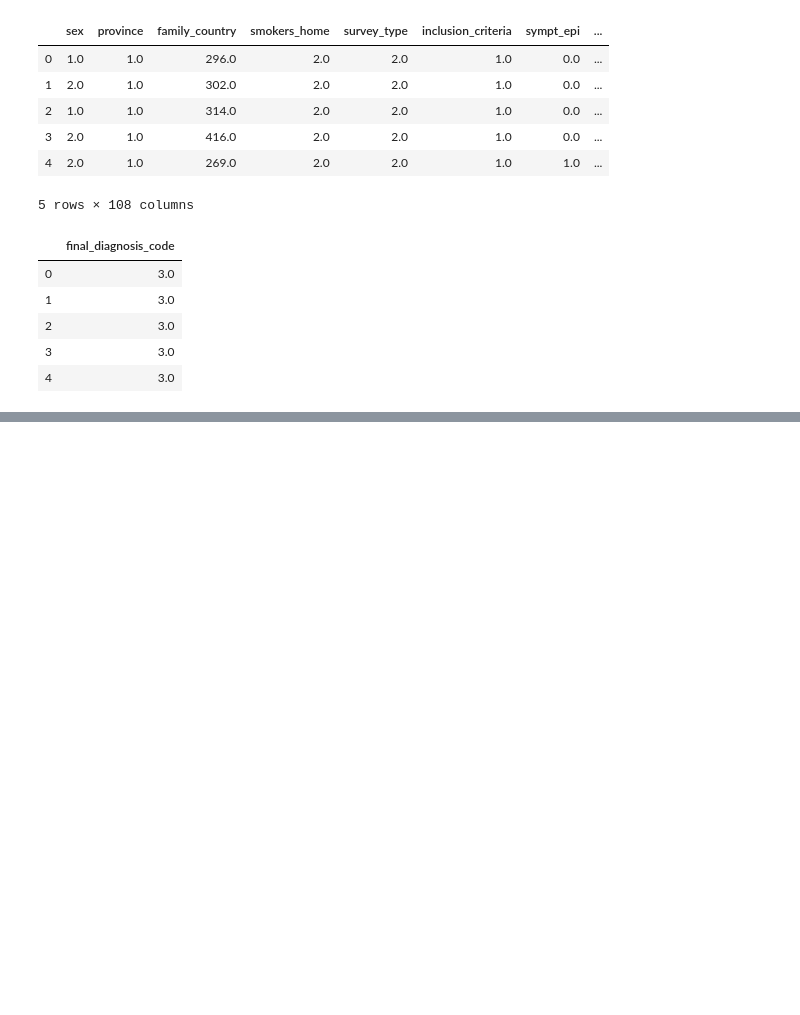
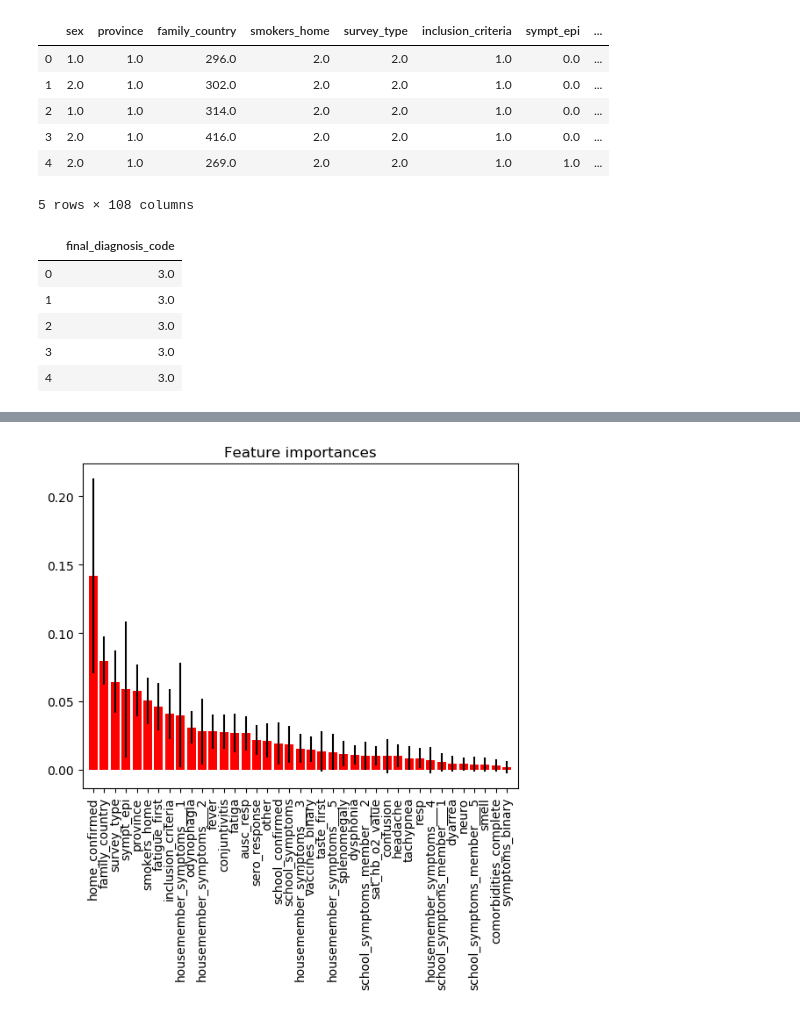
Before and after one commit to PauMatas/BitsXLaMarato_PanaBaya, a Jupyter notebook: presentation.ipynb, the cells around one changed output, grey strips where cells are left out. Cells and saved outputs as stored; diff of their text form; code cells hidden in the pictures; blank space fills up the shorter version.

```diff
--- a/presentation.ipynb
+++ b/presentation.ipynb
@@ -78,0 +92,4 @@ pag.hbarImpactfulVariables()
+# %%
+pag.featureImportances()
+# %% [output]
+[figure, added]
```
Also changed, not shown: parts of 3 cells of this notebook, 2 other files.
